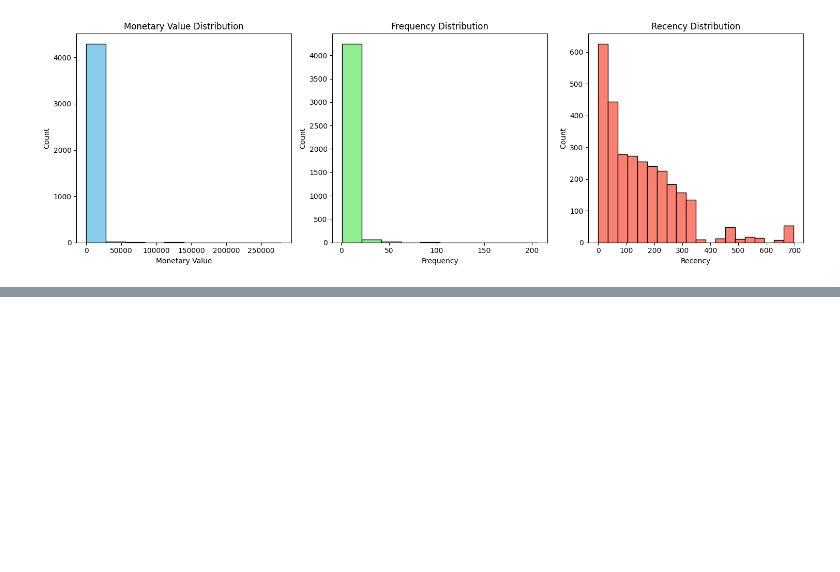
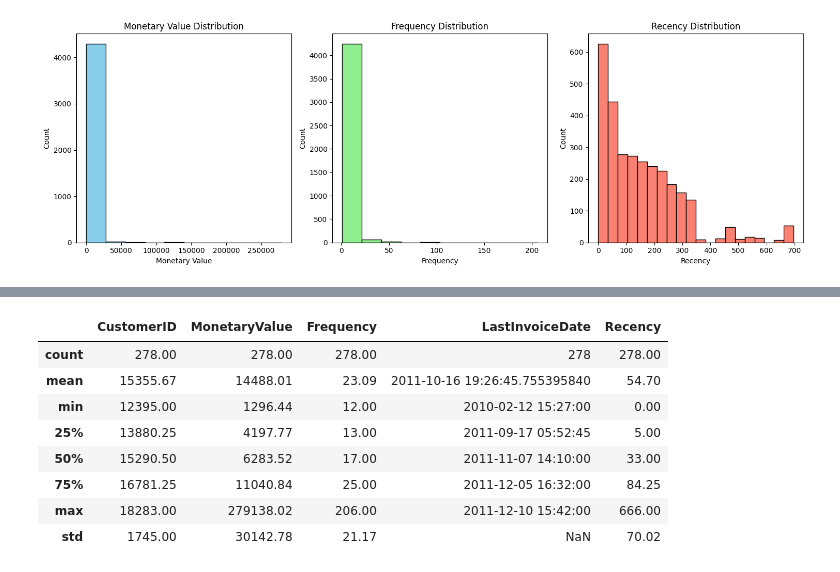
Before and after one commit to dhruvthumar/Project_CS4403-retail-mining, a Jupyter notebook: online-retail-data-clustering.ipynb, the cells around one changed output, grey strips where cells are left out. Saved outputs shown, nothing was run; the diff lists cells and outputs as text; code cells hidden in the pictures; blank space fills up the shorter version.

```diff
--- a/online-retail-data-clustering.ipynb
+++ b/online-retail-data-clustering.ipynb
@@ -477,0 +508,20 @@ plt.xlabel('Frequency')
+# %%
+# we will use the IQR method to remove the outliers from the data
+
+F_Q1 = aggregated_df['Frequency'].quantile(0.25)
+F_Q3 = aggregated_df['Frequency'].quantile(0.75)
+F_IQR = F_Q3 - F_Q1
+
+frequency_outliers_df = aggregated_df[(aggregated_df["Frequency"] > (F_Q3 +  1.5 * F_IQR)) | (aggregated_df["Frequency"]<(F_Q1 - 1.5 * F_IQR))] .copy()
+
+frequency_outliers_df.describe()
+# %% [output]
+|  | CustomerID | MonetaryValue | Frequency | LastInvoiceDate | Recency |
+| count | 278.00 | 278.00 | 278.00 | 278 | 278.00 |
+| mean | 15355.67 | 14488.01 | 23.09 | 2011-10-16 19:26:45.755395840 | 54.70 |
+| min | 12395.00 | 1296.44 | 12.00 | 2010-02-12 15:27:00 | 0.00 |
+| 25% | 13880.25 | 4197.77 | 13.00 | 2011-09-17 05:52:45 | 5.00 |
+| 50% | 15290.50 | 6283.52 | 17.00 | 2011-11-07 14:10:00 | 33.00 |
+| 75% | 16781.25 | 11040.84 | 25.00 | 2011-12-05 16:32:00 | 84.25 |
+| max | 18283.00 | 279138.02 | 206.00 | 2011-12-10 15:42:00 | 666.00 |
+| std | 1745.00 | 30142.78 | 21.17 | NaN | 70.02 |
```
Also changed, not shown: parts of 4 cells of this notebook.
